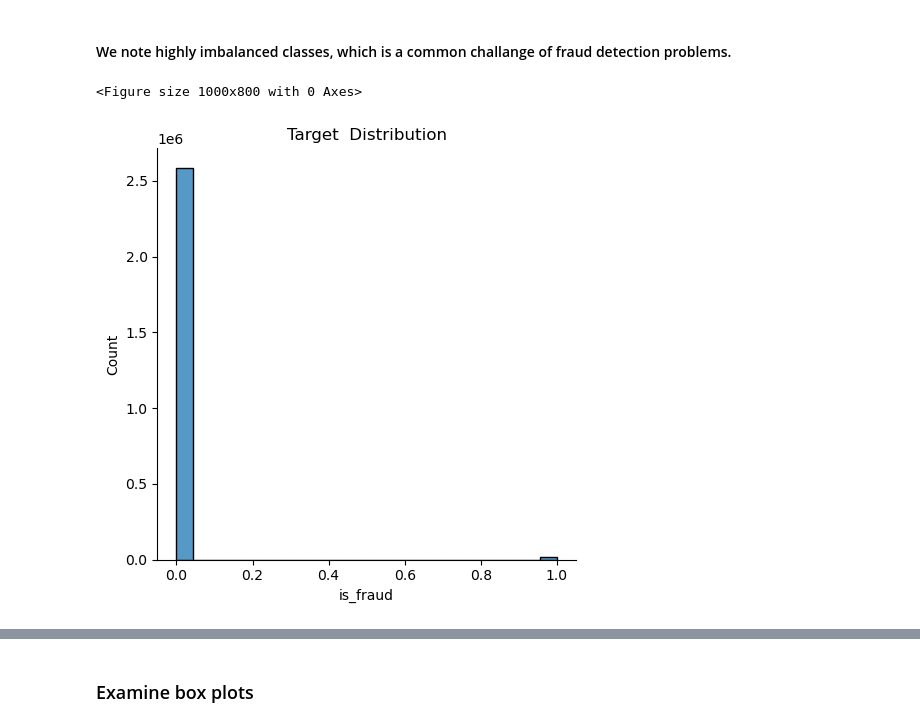
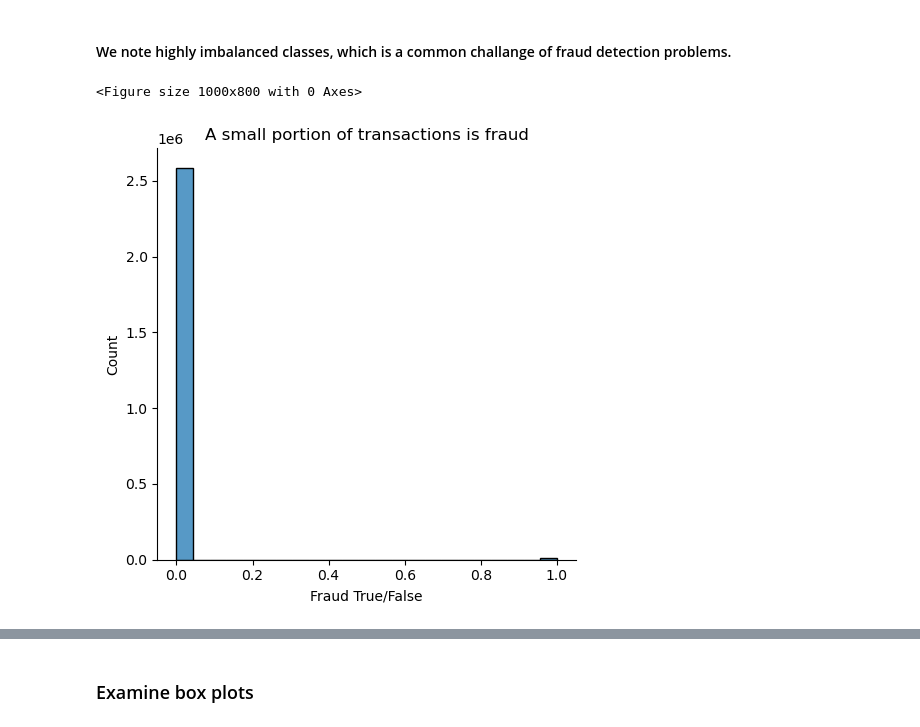
Before and after one commit to alexwalshml/dsir_project4, a Jupyter notebook: notebooks/EDA.ipynb, the cells around one changed output, grey strips where cells are left out. Saved outputs shown, nothing was run; the diff lists cells and outputs as text; code cells hidden in the pictures.

```diff
--- a/notebooks/EDA.ipynb
+++ b/notebooks/EDA.ipynb
@@ -32,4 +33,4 @@ if not sys.warnoptions:
 # %% [markdown]
 ##### Read in the data
 # %%
-df = pd.read_csv('../data/fraud_records.csv')
+df = pd.read_csv('data/fraud_records.csv')
@@ -169,9 +152,9 @@ Name: is_fraud, dtype: float64
 #### We note highly imbalanced classes, which is a common challange of fraud detection problems.
 # %%
 plt.figure(figsize=(10,8));
-sns.displot(df['is_fraud']).set(title = 'Target  Distribution',
-                                                   xlabel='is_fraud',
+sns.displot(df['is_fraud']).set(title = 'A small portion of transactions is fraud',
+                                                   xlabel='Fraud True/False',
                                                    ylabel='Count');
 # %% [output]
 <Figure size 1000x800 with 0 Axes>
-[figure, old version]
+[figure, new version]
```
Also changed, not shown: parts of 34 cells of this notebook, 2 other files.
